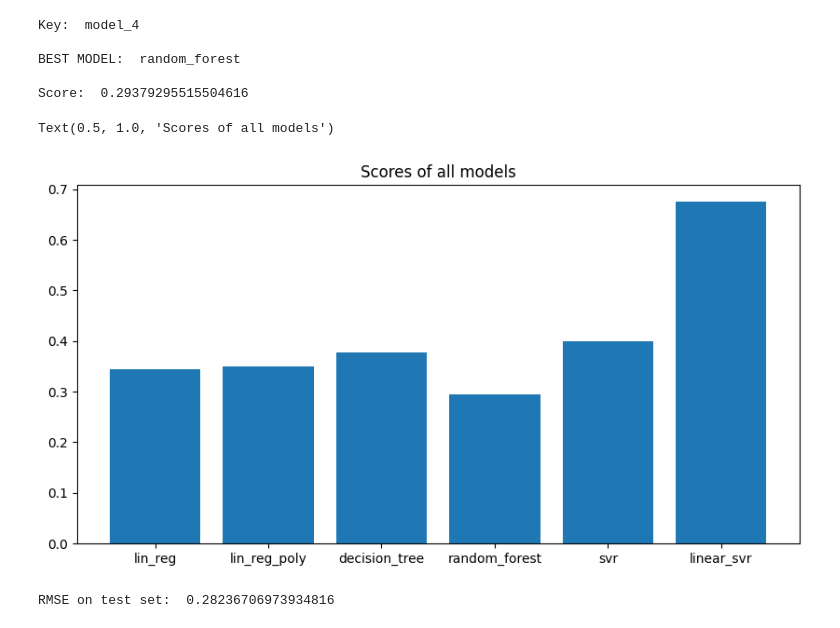
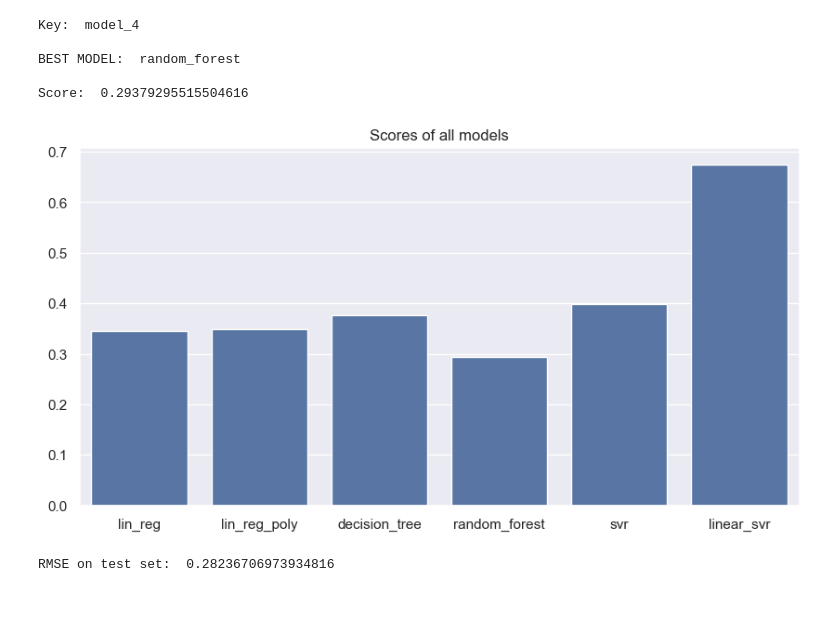
Before and after one commit to johannesgl4d0s/ML, a Jupyter notebook: Project1.ipynb, the cells around one changed output. Drawn from its saved outputs; the diff is of its cells as text; code cells hidden in the pictures.

```diff
--- a/Project1.ipynb
+++ b/Project1.ipynb
@@ -30,6 +30,8 @@ import pickle
 from sklearn.svm import SVC
 from sklearn.preprocessing import MinMaxScaler
 from sklearn.metrics import confusion_matrix, f1_score, classification_report
+import seaborn as sns
+sns.set_theme()
 # %%
 # Column Selector based on dtype (from lecture)
 class Selector(BaseEstimator, TransformerMixin):
@@ -874,11 +893,12 @@ Score:  0.29379295515504616
 # %%
 # Bar plot of scores and model names
 plt.figure(figsize=(10, 5))
-plt.bar([score[2] for score in scores.values()], [score[0] for score in scores.values()])
+sns.barplot(x=[score[2] for score in scores.values()], y=[score[0] for score in scores.values()])
 plt.title("Scores of all models")
+plt.savefig("assets/scores_reg.png", dpi=600, bbox_inches='tight')
+plt.show()
 # %% [output]
-Text(0.5, 1.0, 'Scores of all models')
-[figure, old version]
+[figure, new version]
 # %%
 # Save best model
 best_model = joblib.load(f"output_reg/{best_scores[2]}.pkl")
```
Also changed, not shown: parts of 19 cells of this notebook, 11 other files.
